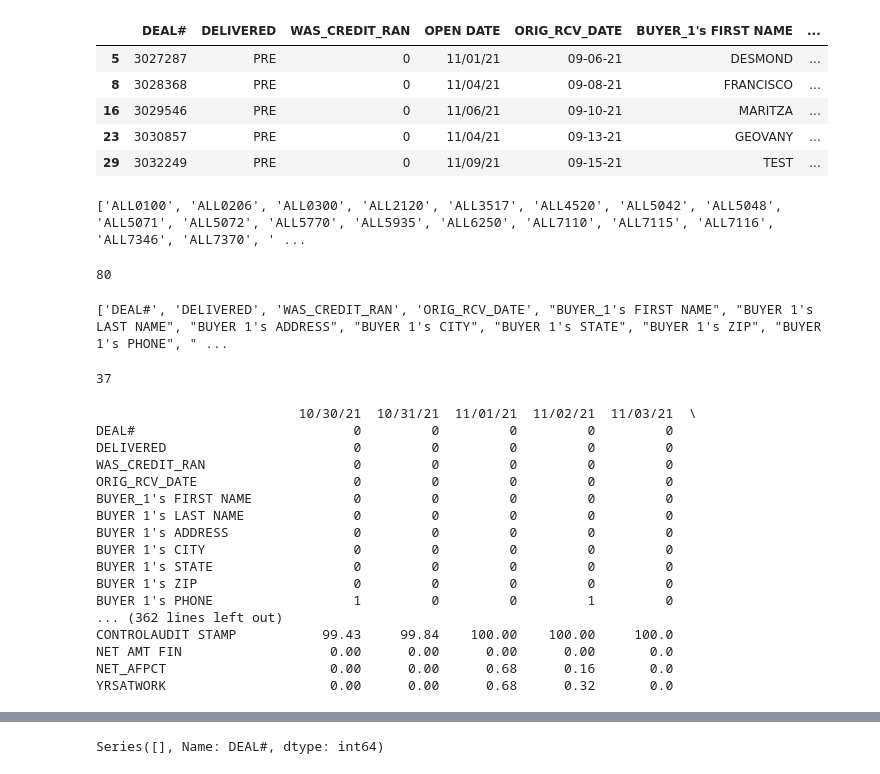
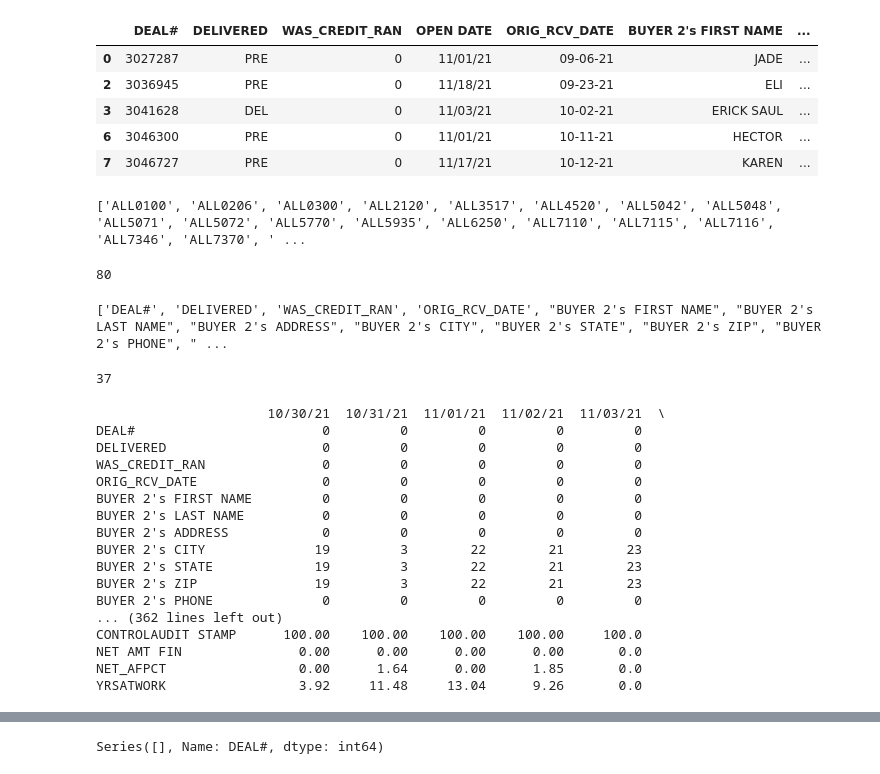
Before and after one commit to yizhou86/PythonTools, a Jupyter notebook: Daily 7.0 Audit - Variable Missing Check.ipynb, the cells around one changed output, grey strips where cells are left out. Saved outputs shown, nothing was run; the diff lists cells and outputs as text; code cells hidden in the pictures.

```diff
--- a/Daily 7.0 Audit - Variable Missing Check.ipynb
+++ b/Daily 7.0 Audit - Variable Missing Check.ipynb
@@ -5,17 +5,17 @@ pd.set_option('display.max_columns', None)
 import re
 import datetime
 # %%
-b1 = pd.read_csv(r'\\neptune\RAD\6 Audit\Scorecard 7.0 Score Audit\20211123\B1_SC_EXPORT_V7_11-23-21_16740.csv', sep='\t', encoding='cp1252',parse_dates=['OPEN DATE'], infer_datetime_format=True)
+b1 = pd.read_csv(r'\\neptune\RAD\6 Audit\Scorecard 7.0 Score Audit\20211123\B2_SC_EXPORT_V7_11-23-21_16740.csv', sep='\t', encoding='cp1252',parse_dates=['OPEN DATE'], infer_datetime_format=True)
 b1 = b1[b1['OPEN DATE'] > datetime.datetime.now() - pd.to_timedelta("25day")]
 b1['OPEN DATE'] = b1['OPEN DATE'].dt.strftime('%m/%d/%y')
 b1.head()
 # %% [output]
-|  | DEAL# | DELIVERED | WAS_CREDIT_RAN | OPEN DATE | ORIG_RCV_DATE | BUYER_1's FIRST NAME | ... |
-| 5 | 3027287 | PRE | 0 | 11/01/21 | 09-06-21 | DESMOND | ... |
-| 8 | 3028368 | PRE | 0 | 11/04/21 | 09-08-21 | FRANCISCO | ... |
-| 16 | 3029546 | PRE | 0 | 11/06/21 | 09-10-21 | MARITZA | ... |
-| 23 | 3030857 | PRE | 0 | 11/04/21 | 09-13-21 | GEOVANY | ... |
-| 29 | 3032249 | PRE | 0 | 11/09/21 | 09-15-21 | TEST | ... |
+|  | DEAL# | DELIVERED | WAS_CREDIT_RAN | OPEN DATE | ORIG_RCV_DATE | BUYER 2's FIRST NAME | ... |
+| 0 | 3027287 | PRE | 0 | 11/01/21 | 09-06-21 | JADE | ... |
+| 2 | 3036945 | PRE | 0 | 11/18/21 | 09-23-21 | ELI | ... |
+| 3 | 3041628 | DEL | 0 | 11/03/21 | 10-02-21 | ERICK SAUL | ... |
+| 6 | 3046300 | PRE | 0 | 11/01/21 | 10-11-21 | HECTOR | ... |
+| 7 | 3046727 | PRE | 0 | 11/17/21 | 10-12-21 | KAREN | ... |
 # %%
 b1_col = list(b1.columns)
 
@@ -76,7 +76,7 @@ app_col.append('OPEN DATE')
 print(app_col)
 len(app_col)
 # %% [output]
-['DEAL#', 'DELIVERED', 'WAS_CREDIT_RAN', 'ORIG_RCV_DATE', "BUYER_1's FIRST NAME", "BUYER 1's LAST NAME", "BUYER 1's ADDRESS", "BUYER 1's CITY", "BUYER 1's STATE", "BUYER 1's ZIP", "BUYER 1's PHONE", " ...
+['DEAL#', 'DELIVERED', 'WAS_CREDIT_RAN', 'ORIG_RCV_DATE', "BUYER 2's FIRST NAME", "BUYER 2's LAST NAME", "BUYER 2's ADDRESS", "BUYER 2's CITY", "BUYER 2's STATE", "BUYER 2's ZIP", "BUYER 2's PHONE", " ...
 37
 # %%
 # Function to Check Null Count and Null %
@@ -115,23 +115,23 @@ dfs_app.extend((app_missing_cnt,app_missing_pct))
 print(app_missing_cnt)
 print(app_missing_pct)
 # %% [output]
-                          10/30/21  10/31/21  11/01/21  11/02/21  11/03/21  \
-DEAL#                            0         0         0         0         0
-DELIVERED                        0         0         0         0         0
-WAS_CREDIT_RAN                   0         0         0         0         0
-ORIG_RCV_DATE                    0         0         0         0         0
-BUYER_1's FIRST NAME             0         0         0         0         0
-BUYER 1's LAST NAME              0         0         0         0         0
-BUYER 1's ADDRESS                0         0         0         0         0
-BUYER 1's CITY                   0         0         0         0         0
-BUYER 1's STATE                  0         0         0         0         0
-BUYER 1's ZIP                    0         0         0         0         0
-BUYER 1's PHONE                  1         0         0         1         0
+                      10/30/21  10/31/21  11/01/21  11/02/21  11/03/21  \
+DEAL#                        0         0         0         0         0
+DELIVERED                    0         0         0         0         0
+WAS_CREDIT_RAN               0         0         0         0         0
+ORIG_RCV_DATE                0         0         0         0         0
+BUYER 2's FIRST NAME         0         0         0         0         0
+BUYER 2's LAST NAME          0         0         0         0         0
+BUYER 2's ADDRESS            0         0         0         0         0
+BUYER 2's CITY              19         3        22        21        23
+BUYER 2's STATE             19         3        22        21        23
+BUYER 2's ZIP               19         3        22        21        23
+BUYER 2's PHONE              0         0         0         0         0
 ... (362 lines left out)
-CONTROLAUDIT STAMP           99.43     99.84    100.00    100.00     100.0
-NET AMT FIN                   0.00      0.00      0.00      0.00       0.0
-NET_AFPCT                     0.00      0.00      0.68      0.16       0.0
-YRSATWORK                     0.00      0.00      0.68      0.32       0.0
+CONTROLAUDIT STAMP      100.00    100.00    100.00    100.00     100.0
+NET AMT FIN               0.00      0.00      0.00      0.00       0.0
+NET_AFPCT                 0.00      1.64      0.00      1.85       0.0
+YRSATWORK                 3.92     11.48     13.04      9.26       0.0
 # %%
 # LexisNexis Variables Check
 ln_missing_cnt,ln_missing_pct = null_check(b1, ln_col, 'OPEN DATE')
```
Also changed, not shown: parts of 7 cells of this notebook.
